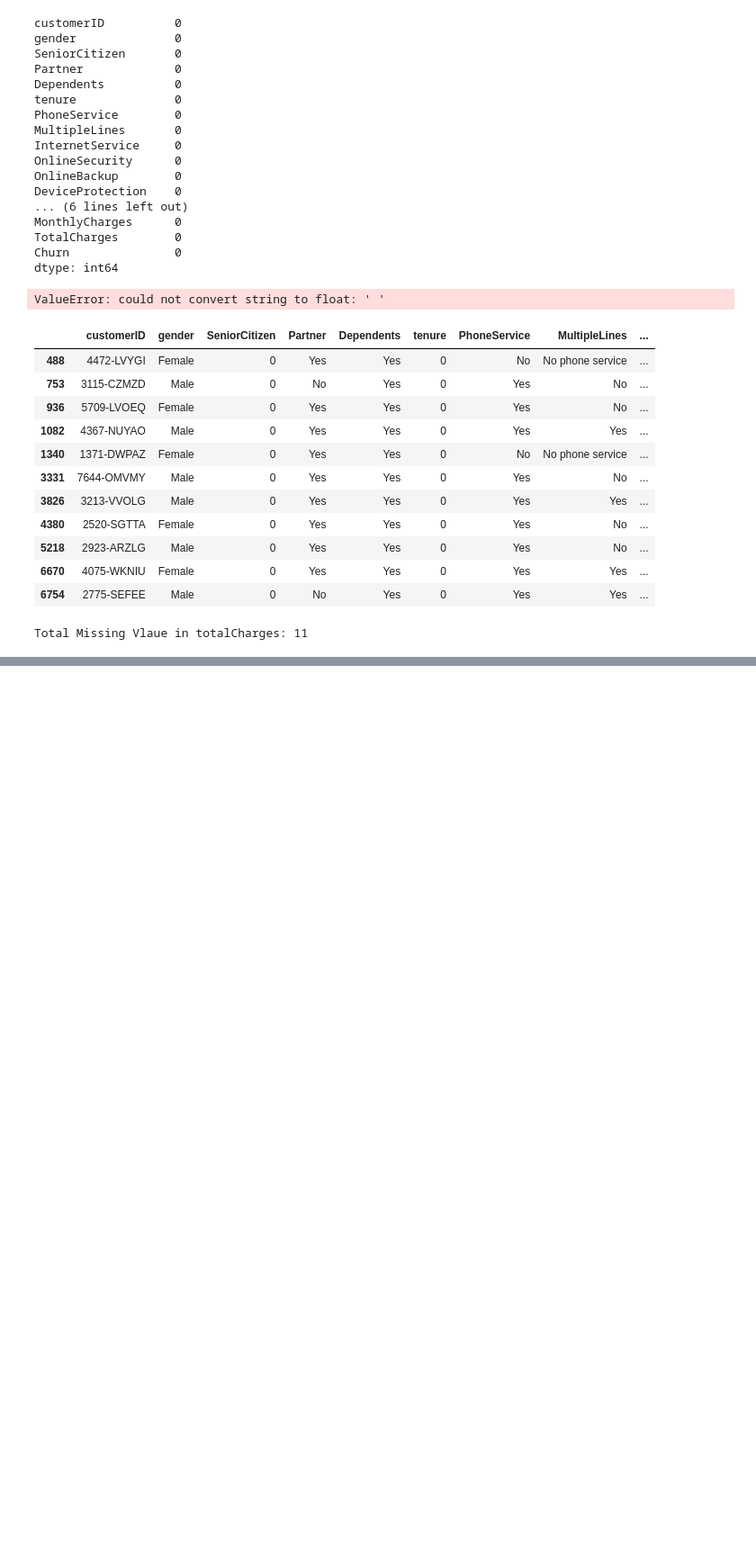
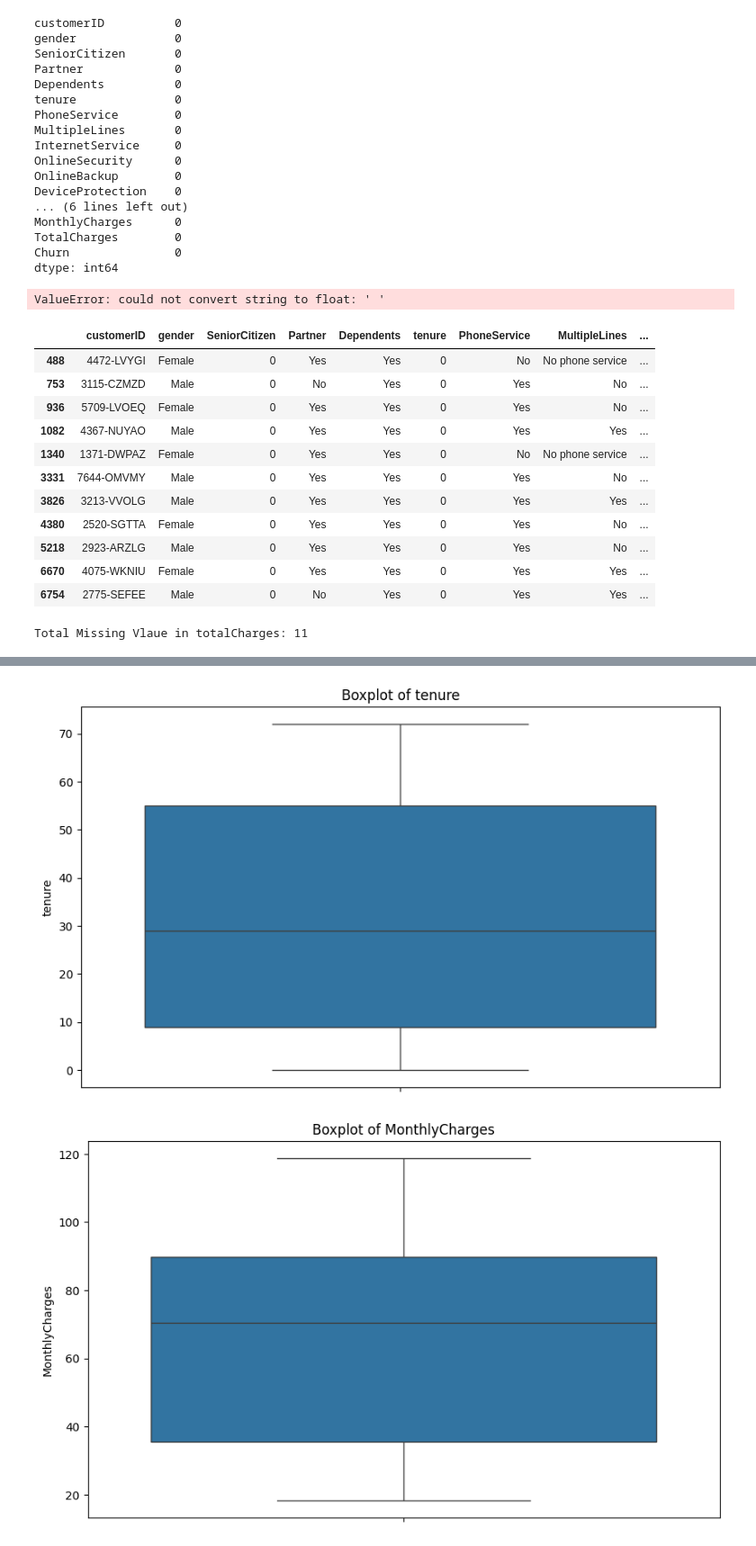
Before and after one commit to aswindcu2025/churn_prediction_telecom_ds, a Jupyter notebook: Pre-EDA.ipynb, the cells around one changed output, grey strips where cells are left out. Shown: that part at 90% size. Saved outputs shown, nothing was run; the diff lists cells and outputs as text; code cells hidden in the pictures; blank space fills up the shorter version.

```diff
--- a/Pre-EDA.ipynb
+++ b/Pre-EDA.ipynb
@@ -136,0 +200,12 @@ Total Missing Vlaue in totalCharges: 11
+# %%
+def plot_box(df, col):
+  plt.figure(figsize=(10, 6))
+  sns.boxplot(df[col])
+  plt.title(f"Boxplot of {col}")
+  plt.show()
+
+for col in column_numeric:
+  plot_box(df, col)
+# %% [output]
+[figure, added]
+[figure, added]
```
Also changed, not shown: parts of 12 cells of this notebook.
